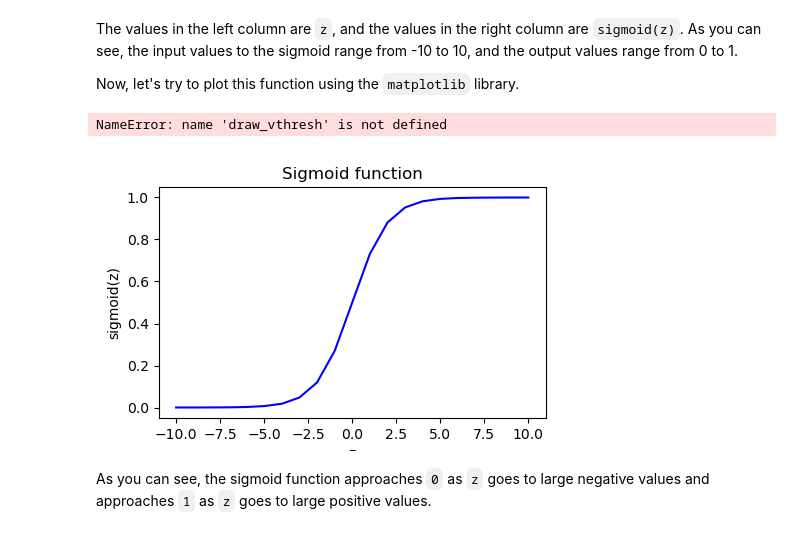
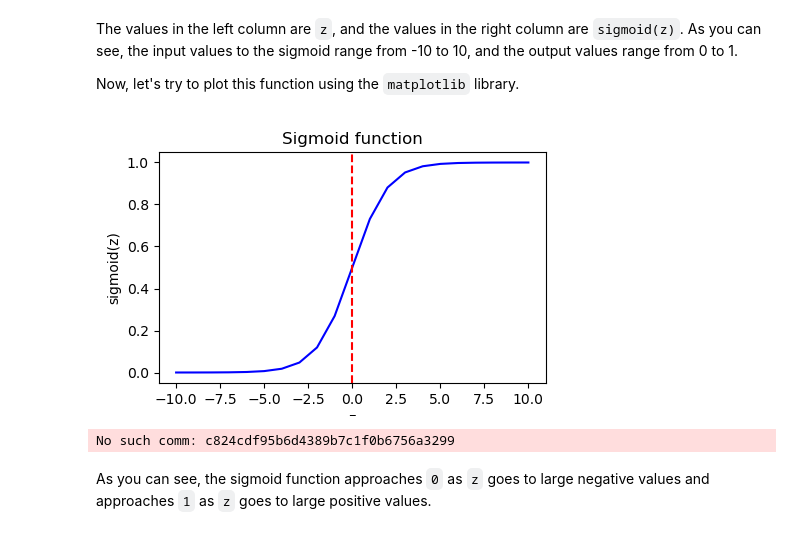
Before and after one commit to tetianakravchuk/Logistic-Regression, a Jupyter notebook: Sigmoid_function.ipynb, the cells around one changed output. Drawn from its saved outputs; the diff is of its cells as text; code cells hidden in the pictures.

```diff
--- a/Sigmoid_function.ipynb
+++ b/Sigmoid_function.ipynb
@@ -3,10 +3,3 @@
 
 - explore the sigmoid function (also known as the logistic function)
 - explore logistic regression; which uses the sigmoid function
-# %%
-import numpy as np
-%matplotlib widget
-import matplotlib.pyplot as plt
-from plt_one_addpt_onclick import plt_one_addpt_onclick
-from lab_utils_common import draw_vthresh
-plt.style.use('./deeplearning.mplstyle')
@@ -113,17 +131,28 @@ The values in the left column are `z`, and the values in the right column are `s
 
 Now, let's try to plot this function using the `matplotlib` library.
 # %%
+# Define the draw_vthresh function
+def draw_vthresh(ax, thresh):
+	"""
+	Draw a vertical threshold line on the plot.
+
+	Args:
+		ax (matplotlib.axes._axes.Axes): The axes on which to draw the line.
+		thresh (float): The x-coordinate of the vertical line.
+	"""
+	ax.axvline(x=thresh, color='r', linestyle='--')
+
 # Plot z vs sigmoid(z)
 fig,ax = plt.subplots(1,1,figsize=(5,3))
 ax.plot(z_tmp, y, c="b")
 
 ax.set_title("Sigmoid function")
 ax.set_ylabel('sigmoid(z)')
 ax.set_xlabel('z')
 draw_vthresh(ax,0)
 # %% [output]
+[figure, new version]
-NameError: name 'draw_vthresh' is not defined
+No such comm: c824cdf95b6d4389b7c1f0b6756a3299
-[figure, old version]
 # %% [markdown]
 As you can see, the sigmoid function approaches  `0` as `z` goes to large negative values and approaches `1` as `z` goes to large positive values.
 # %% [markdown]
```
Also changed, not shown: parts of 4 cells of this notebook, 1 other file.
